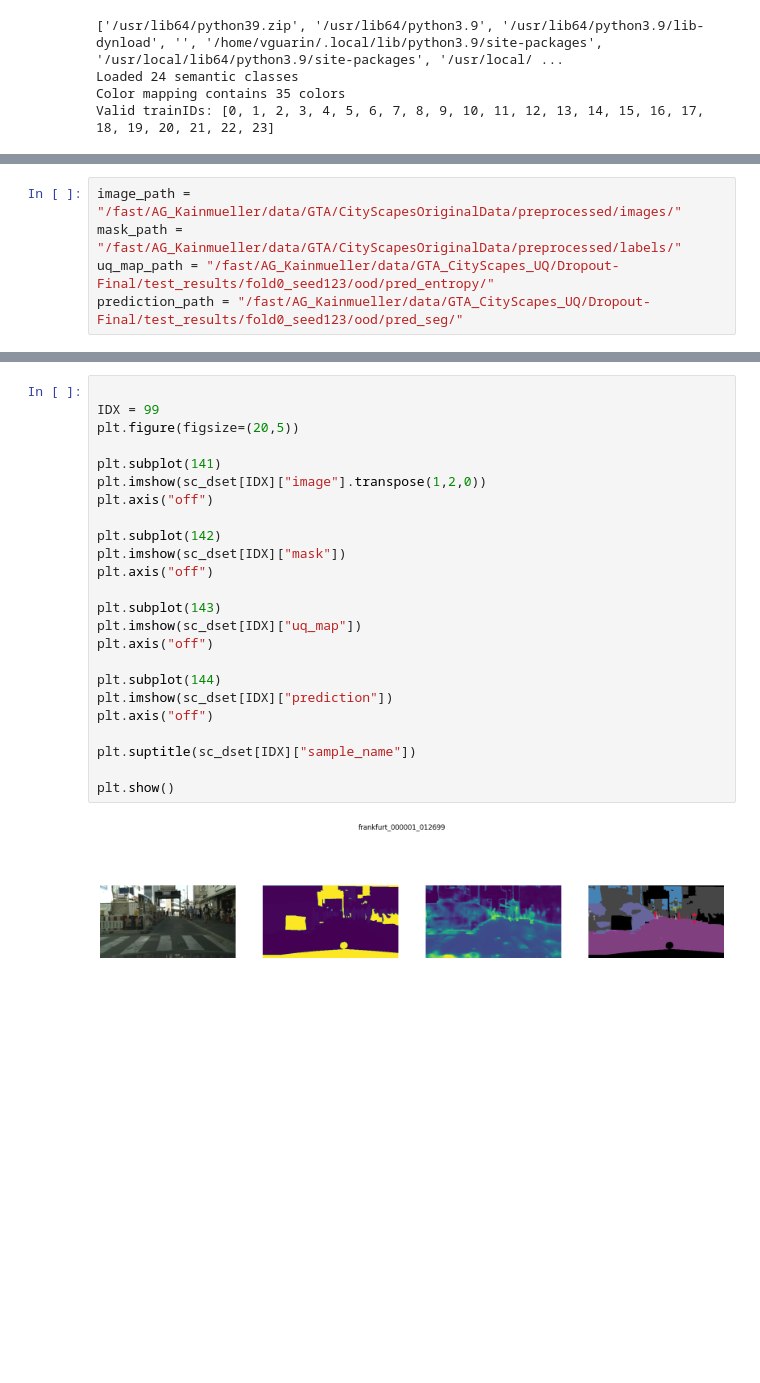
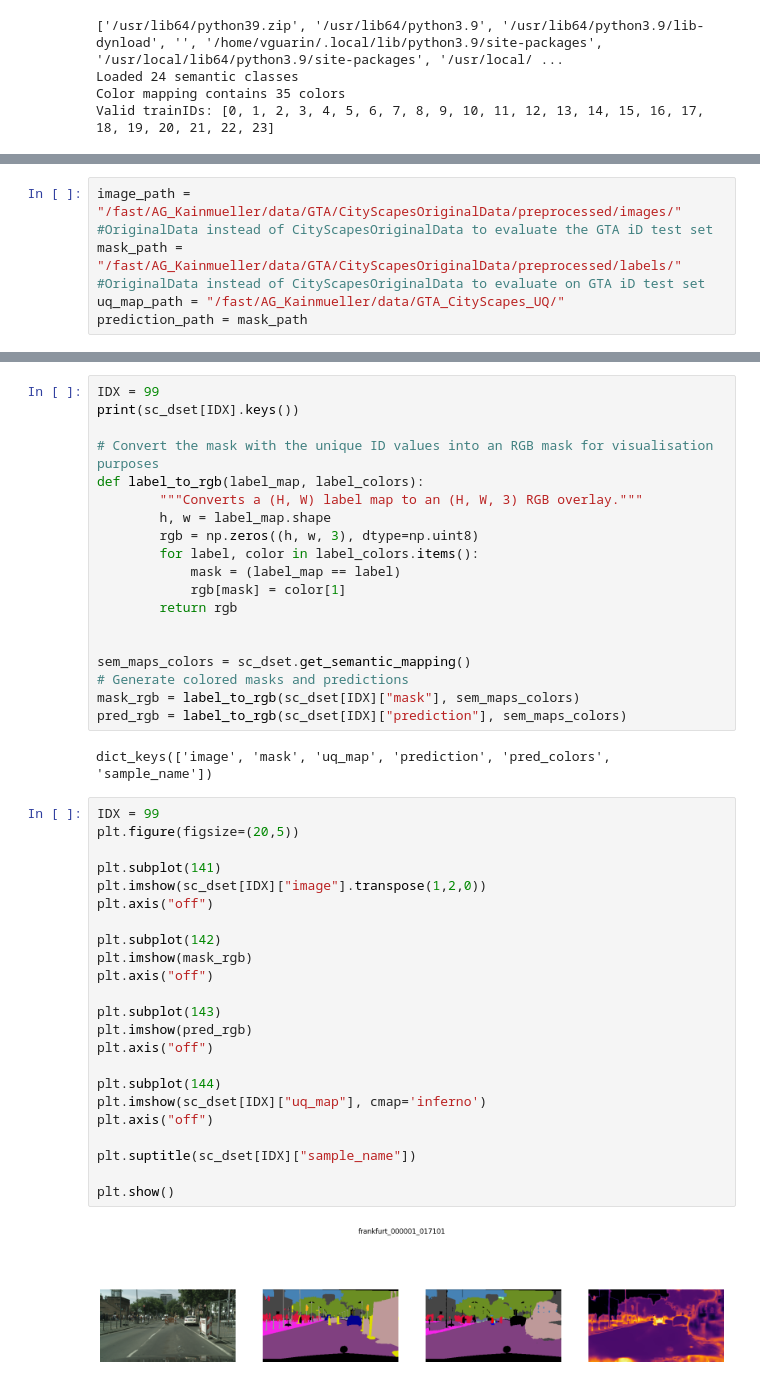
Before and after one commit to Kainmueller-Lab/aggrigator_experiments, a Jupyter notebook: datasets/GTA_CityScapes/gta_cityscapes_data_tutorial.ipynb, the cells around one changed output, grey strips where cells are left out. Saved outputs shown, nothing was run; the diff lists cells and outputs as text; blank space fills up the shorter version.

Commit message:
modified the tutorial notebook to learn how to use the new GTA_Cityscapes data loader

```diff
--- a/datasets/GTA_CityScapes/test_gta_cityscapes.ipynb
+++ b/datasets/GTA_CityScapes/gta_cityscapes_data_tutorial.ipynb
@@ -55,8 +55,8 @@ e
    ('frankfurt_000001_012519.npy', 'cs'),
    ('frankfurt_000001_
 # %%
-image_path = "/fast/AG_Kainmueller/data/GTA/CityScapesOriginalData/preprocessed/images/"
-mask_path = "/fast/AG_Kainmueller/data/GTA/CityScapesOriginalData/preprocessed/labels/"
-uq_map_path = "/fast/AG_Kainmueller/data/GTA_CityScapes_UQ/Dropout-Final/test_results/fold0_seed123/ood/pred_entropy/"
-prediction_path = "/fast/AG_Kainmueller/data/GTA_CityScapes_UQ/Dropout-Final/test_results/fold0_seed123/ood/pred_seg/"
+image_path = "/fast/AG_Kainmueller/data/GTA/CityScapesOriginalData/preprocessed/images/" #OriginalData instead of CityScapesOriginalData to evaluate the GTA iD test set
+mask_path = "/fast/AG_Kainmueller/data/GTA/CityScapesOriginalData/preprocessed/labels/" #OriginalData instead of CityScapesOriginalData to evaluate on GTA iD test set
+uq_map_path = "/fast/AG_Kainmueller/data/GTA_CityScapes_UQ/"
+prediction_path = mask_path
 # %%
@@ -68,26 +81,46 @@ sc_dset = GTA_CityscapesDataset(image_path=image_path,
+# %%
+IDX = 99
+print(sc_dset[IDX].keys())
+
+# Convert the mask with the unique ID values into an RGB mask for visualisation purposes
+def label_to_rgb(label_map, label_colors):
+        """Converts a (H, W) label map to an (H, W, 3) RGB overlay."""
+        h, w = label_map.shape
+        rgb = np.zeros((h, w, 3), dtype=np.uint8)
+        for label, color in label_colors.items():
+            mask = (label_map == label)
+            rgb[mask] = color[1]
+        return rgb
+
+
+sem_maps_colors = sc_dset.get_semantic_mapping()
+# Generate colored masks and predictions
+mask_rgb = label_to_rgb(sc_dset[IDX]["mask"], sem_maps_colors)
+pred_rgb = label_to_rgb(sc_dset[IDX]["prediction"], sem_maps_colors)
+# %% [output]
+dict_keys(['image', 'mask', 'uq_map', 'prediction', 'pred_colors', 'sample_name'])
 # %%
-
 IDX = 99
 plt.figure(figsize=(20,5))
 
 plt.subplot(141)
 plt.imshow(sc_dset[IDX]["image"].transpose(1,2,0))
 plt.axis("off")
 
 plt.subplot(142)
-plt.imshow(sc_dset[IDX]["mask"])
+plt.imshow(mask_rgb)
 plt.axis("off")
 
 plt.subplot(143)
-plt.imshow(sc_dset[IDX]["uq_map"])
+plt.imshow(pred_rgb)
 plt.axis("off")
 
 plt.subplot(144)
-plt.imshow(sc_dset[IDX]["prediction"])
+plt.imshow(sc_dset[IDX]["uq_map"], cmap='inferno')
 plt.axis("off")
 
 plt.suptitle(sc_dset[IDX]["sample_name"])
 
 plt.show()
 # %% [output]
-[figure, old version]
+[figure, new version]
```
Also changed, not shown: parts of 3 cells of this notebook, 2 other files.
